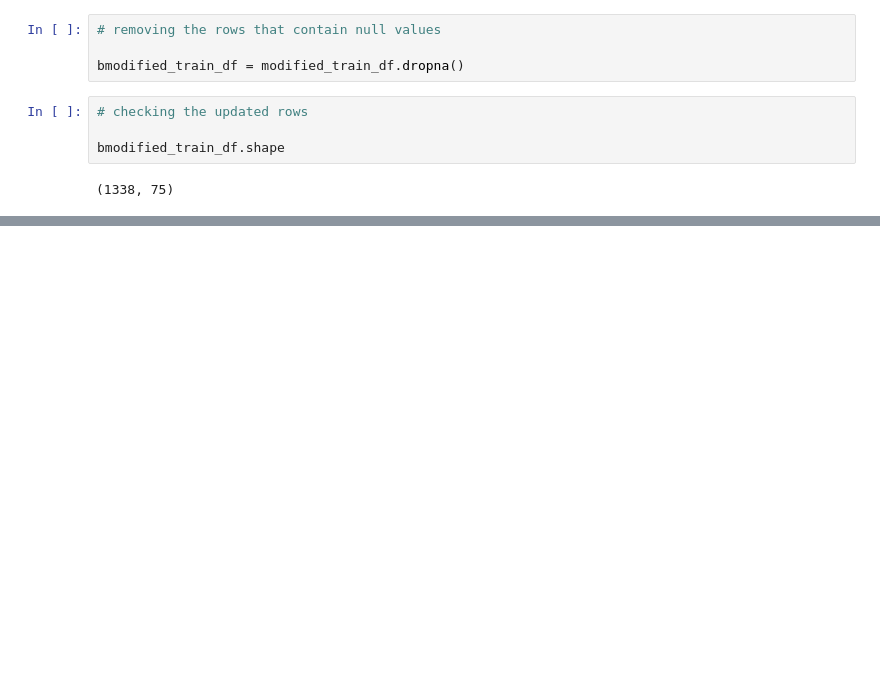
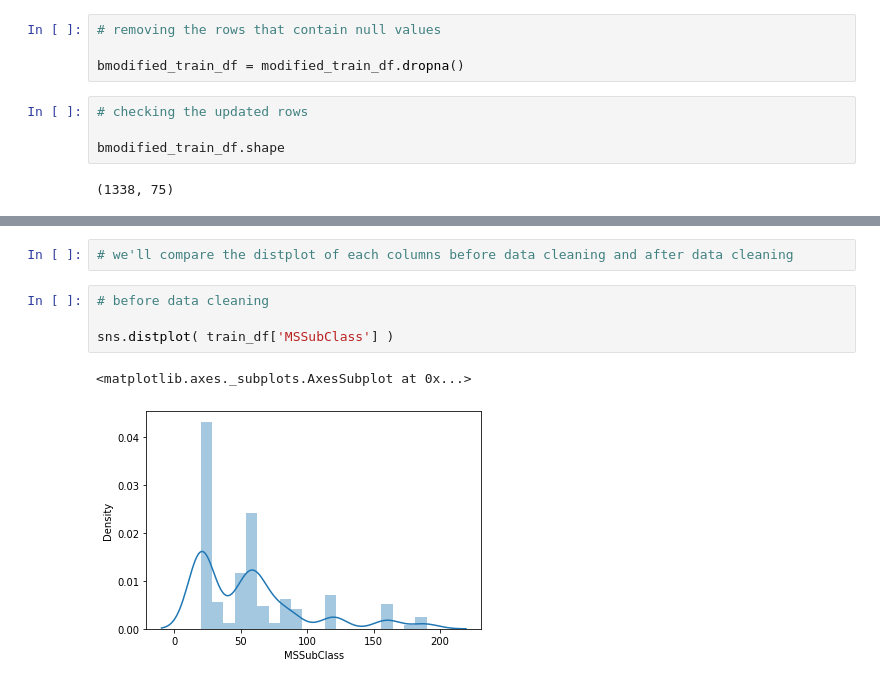
Before and after one commit to BANZOM/MachingLearningStuffs, a Jupyter notebook: RawDataExperiments.ipynb, the cells around one changed output, grey strips where cells are left out. Saved outputs shown, nothing was run; the diff lists cells and outputs as text; blank space fills up the shorter version.

```diff
--- a/RawDataExperiments.ipynb
+++ b/RawDataExperiments.ipynb
@@ -196,0 +245,9 @@ bmodified_train_df.shape
+# %%
+# we'll compare the distplot of each columns before data cleaning and after data cleaning
+# %%
+# before data cleaning
+
+sns.distplot( train_df['MSSubClass'] )
+# %% [output]
+<matplotlib.axes._subplots.AxesSubplot at 0x...>
+[figure, added]
```
Also changed, not shown: parts of 5 cells of this notebook.
